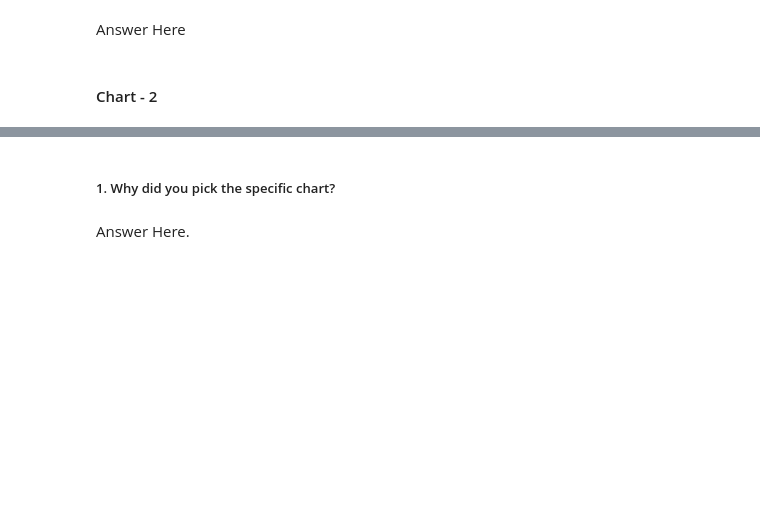
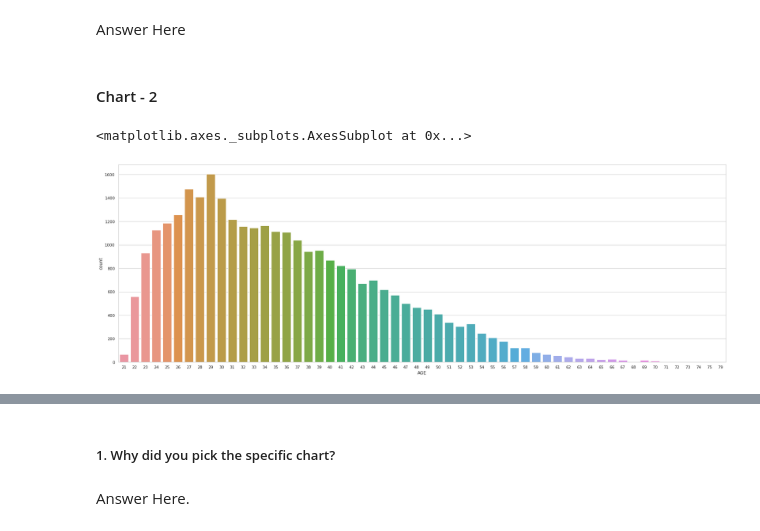
Before and after one commit to PrachiJadhav12/Credit_Card_default_Prediction, a Jupyter notebook: creditCopy_of_Sample_ML_Submission_Template.ipynb, the cells around one changed output, grey strips where cells are left out. Cells and saved outputs as stored; diff of their text form; code cells hidden in the pictures; blank space fills up the shorter version.

```diff
--- a/creditCopy_of_Sample_ML_Submission_Template.ipynb
+++ b/creditCopy_of_Sample_ML_Submission_Template.ipynb
@@ -496,0 +541,4 @@ array([24., 26., 34., 37., 57., 29., 23., 28., 35., 51., 41., 30., 49.,
+# %%
+fil = (df['EDUCATION']==5)| (df['EDUCATION']==6)| (df['EDUCATION']==0)
+df.loc[fil,'EDUCATION'] = 4
+df['EDUCATION'].value_counts()
@@ -521,3 +640,8 @@ Answer Here
 #### Chart - 2
 # %%
 # Chart - 2 visualization code
+plt.figure(figsize = (30,10))
+sns.countplot(df['AGE'])
+# %% [output]
+<matplotlib.axes._subplots.AxesSubplot at 0x...>
+[figure, added]
```
Also changed, not shown: parts of 56 cells of this notebook.
